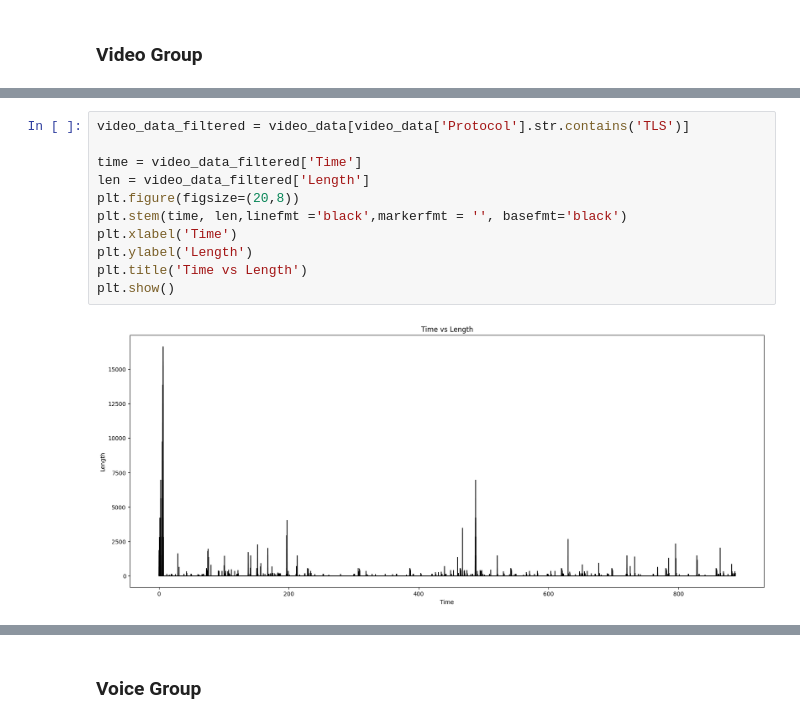
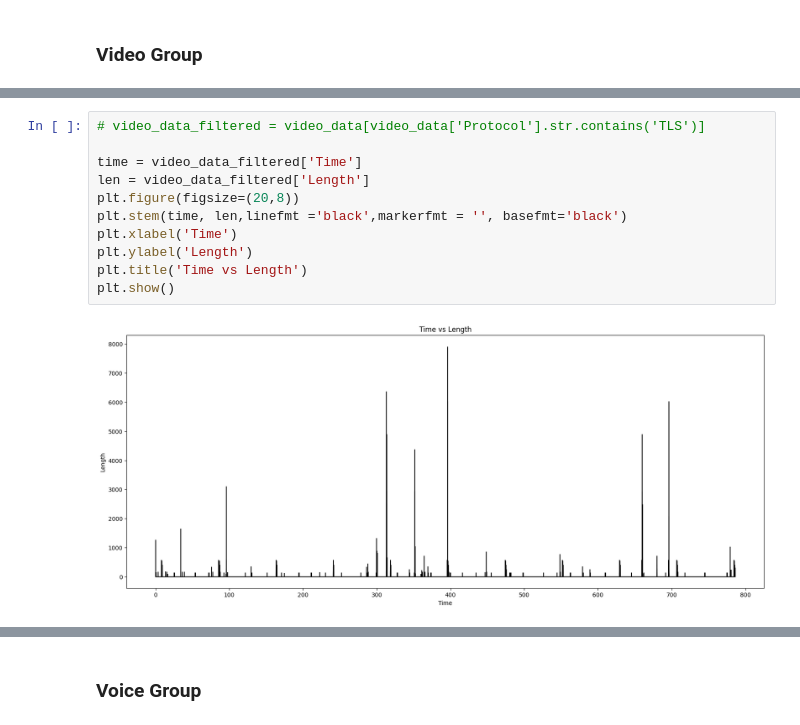
Before and after one commit to NoaAmichai/Computer_networks_final_project, a Jupyter notebook: project.ipynb, the cells around one changed output, grey strips where cells are left out. Saved outputs shown, nothing was run; the diff lists cells and outputs as text.

```diff
--- a/project.ipynb
+++ b/project.ipynb
@@ -79,14 +91,14 @@ FileNotFoundError: [Errno 2] No such file or directory: 'video_data.csv'
 # %%
-video_data_filtered = video_data[video_data['Protocol'].str.contains('TLS')]
+# video_data_filtered = video_data[video_data['Protocol'].str.contains('TLS')]
 
 time = video_data_filtered['Time']
 len = video_data_filtered['Length']
 plt.figure(figsize=(20,8))
 plt.stem(time, len,linefmt ='black',markerfmt = '', basefmt='black')
 plt.xlabel('Time')
 plt.ylabel('Length')
 plt.title('Time vs Length')
 plt.show()
 # %% [output]
-[figure, old version]
+[figure, new version]
 # %%
```
Also changed, not shown: parts of 17 cells of this notebook, 1 other file.
